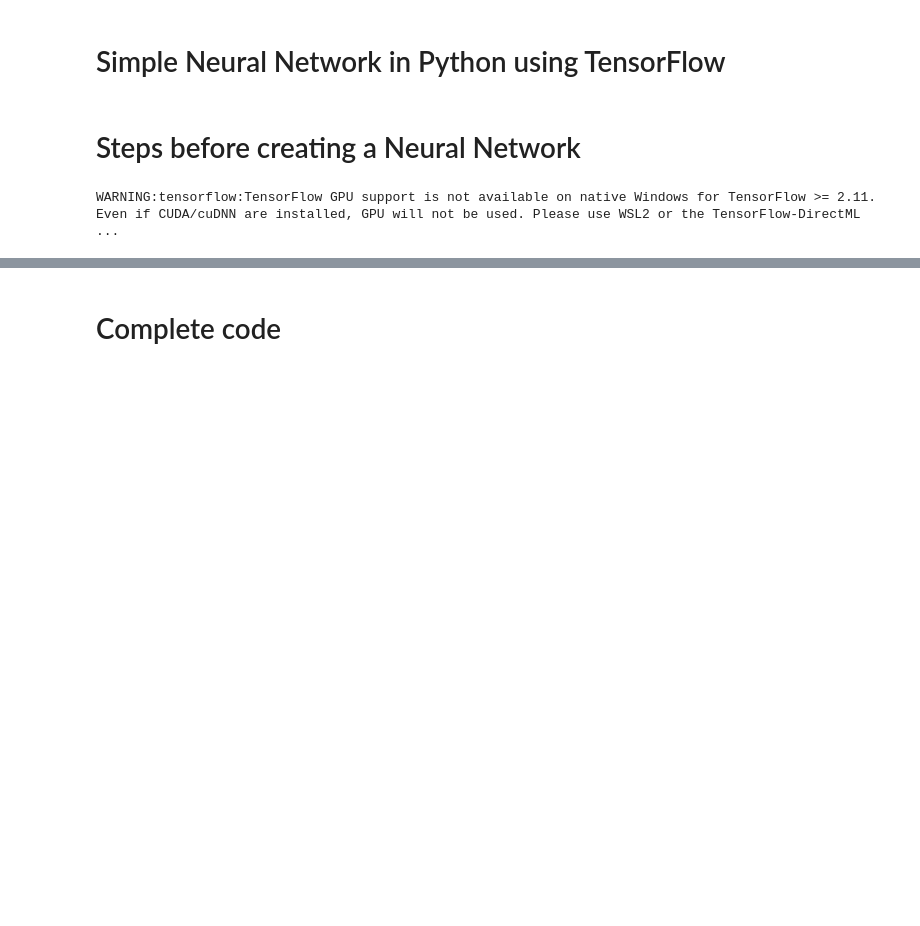
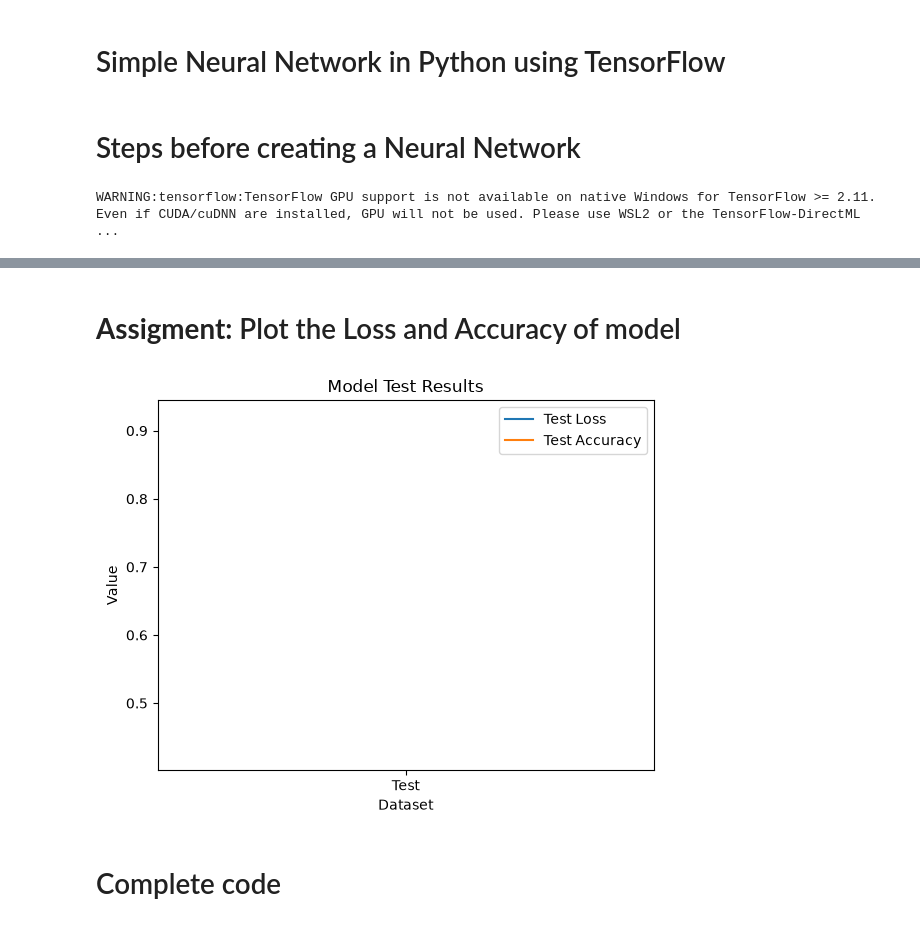
Before and after one commit to mtalhaimran104/deep-learning-journey, a Jupyter notebook: 1_simple_nn.ipynb, the cells around one changed output, grey strips where cells are left out. Saved outputs shown, nothing was run; the diff lists cells and outputs as text; code cells hidden in the pictures; blank space fills up the shorter version.

Commit message:
Create plot as assigment

```diff
--- a/1_simple_nn.ipynb
+++ b/1_simple_nn.ipynb
@@ -85,3 +85,23 @@ Test Loss: 0.5007891058921814
+# %% [markdown]
+# **Assigment:** Plot the Loss and Accuracy of model
+# %%
+import matplotlib.pyplot as plt
+
+plt.plot(['Test'], [loss])
+
+plt.plot(['Test'], [accuracy])
+
+plt.title('Model Test Results')
+
+plt.ylabel('Value')
+
+plt.xlabel('Dataset')
+
+plt.legend(['Test Loss', 'Test Accuracy'], loc='upper right')
+
+plt.show()
+# %% [output]
+[figure, added]
 # %% [markdown]
 # Complete code
 # %%
```
Also changed, not shown: parts of 3 cells of this notebook, 1 other file.
